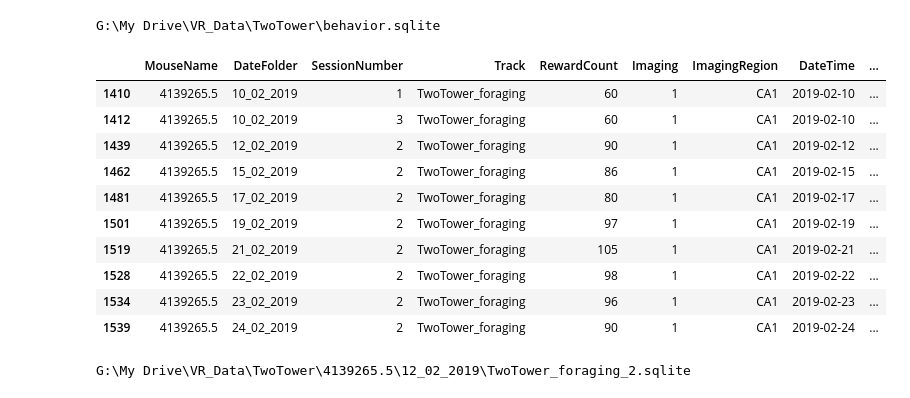
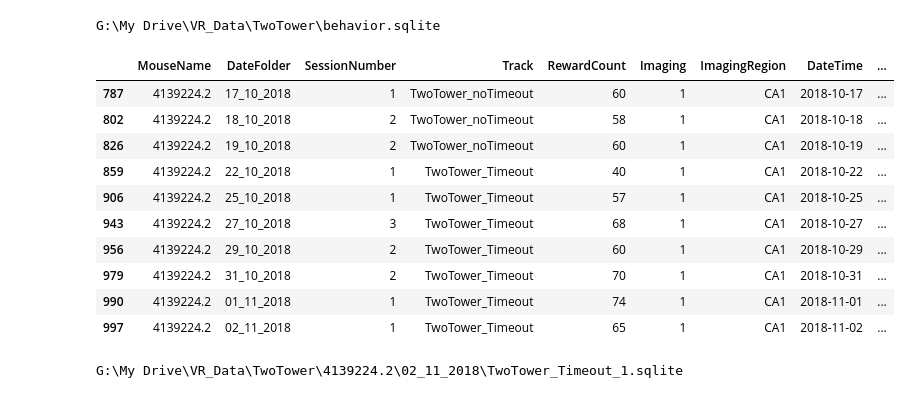
Before and after one commit to GiocomoLab/MightyMorphingPhotonRangers, a Jupyter notebook: SimMats/Untitled.ipynb, the cells around one changed output. Saved outputs shown, nothing was run; the diff lists cells and outputs as text; code cells hidden in the pictures.

```diff
--- a/SimMats/Untitled.ipynb
+++ b/SimMats/Untitled.ipynb
@@ -16,37 +16,37 @@ import PlaceCellAnalysis as pc
 
 %matplotlib inline
 # %%
-mouse = '4139265.5'
+mouse = '4139224.2'
 df = pp.load_session_db()
 
 
 df = df[df['RewardCount']>30]
 df = df[df['Imaging']==1]
 df = df.sort_values(['MouseName','DateTime','SessionNumber'])
 tracks = 'TwoTower_noTimeout|TwoTower_Timeout|Reversal_noTimeout|Reversal|TwoTower_foraging'
 df = df[df['Track'].str.contains(tracks,regex=True)]
 
 df_mouse = df[df['MouseName'].str.match(mouse)]
 # df_mouse = df_mouse[df_mouse['Track'].str.match('TwoTower_noTimeout') | df_mouse['Track'].str.match('TwoTower_Timeout')]
 df_mouse
 # %% [output]
 G:\My Drive\VR_Data\TwoTower\behavior.sqlite
 |  | MouseName | DateFolder | SessionNumber | Track | RewardCount | Imaging | ImagingRegion | DateTime | ... |
-| 1410 | 4139265.5 | 10_02_2019 | 1 | TwoTower_foraging | 60 | 1 | CA1 | 2019-02-10 | ... |
-| 1412 | 4139265.5 | 10_02_2019 | 3 | TwoTower_foraging | 60 | 1 | CA1 | 2019-02-10 | ... |
-| 1439 | 4139265.5 | 12_02_2019 | 2 | TwoTower_foraging | 90 | 1 | CA1 | 2019-02-12 | ... |
-| 1462 | 4139265.5 | 15_02_2019 | 2 | TwoTower_foraging | 86 | 1 | CA1 | 2019-02-15 | ... |
-| 1481 | 4139265.5 | 17_02_2019 | 2 | TwoTower_foraging | 80 | 1 | CA1 | 2019-02-17 | ... |
-| 1501 | 4139265.5 | 19_02_2019 | 2 | TwoTower_foraging | 97 | 1 | CA1 | 2019-02-19 | ... |
-| 1519 | 4139265.5 | 21_02_2019 | 2 | TwoTower_foraging | 105 | 1 | CA1 | 2019-02-21 | ... |
-| 1528 | 4139265.5 | 22_02_2019 | 2 | TwoTower_foraging | 98 | 1 | CA1 | 2019-02-22 | ... |
-| 1534 | 4139265.5 | 23_02_2019 | 2 | TwoTower_foraging | 96 | 1 | CA1 | 2019-02-23 | ... |
-| 1539 | 4139265.5 | 24_02_2019 | 2 | TwoTower_foraging | 90 | 1 | CA1 | 2019-02-24 | ... |
+| 787 | 4139224.2 | 17_10_2018 | 1 | TwoTower_noTimeout | 60 | 1 | CA1 | 2018-10-17 | ... |
+| 802 | 4139224.2 | 18_10_2018 | 2 | TwoTower_noTimeout | 58 | 1 | CA1 | 2018-10-18 | ... |
+| 826 | 4139224.2 | 19_10_2018 | 2 | TwoTower_noTimeout | 60 | 1 | CA1 | 2018-10-19 | ... |
+| 859 | 4139224.2 | 22_10_2018 | 1 | TwoTower_Timeout | 40 | 1 | CA1 | 2018-10-22 | ... |
+| 906 | 4139224.2 | 25_10_2018 | 1 | TwoTower_Timeout | 57 | 1 | CA1 | 2018-10-25 | ... |
+| 943 | 4139224.2 | 27_10_2018 | 3 | TwoTower_Timeout | 68 | 1 | CA1 | 2018-10-27 | ... |
+| 956 | 4139224.2 | 29_10_2018 | 2 | TwoTower_Timeout | 60 | 1 | CA1 | 2018-10-29 | ... |
+| 979 | 4139224.2 | 31_10_2018 | 2 | TwoTower_Timeout | 70 | 1 | CA1 | 2018-10-31 | ... |
+| 990 | 4139224.2 | 01_11_2018 | 1 | TwoTower_Timeout | 74 | 1 | CA1 | 2018-11-01 | ... |
+| 997 | 4139224.2 | 02_11_2018 | 1 | TwoTower_Timeout | 65 | 1 | CA1 | 2018-11-02 | ... |
 # %%
-sess = df_mouse.iloc[2]
+sess = df_mouse.iloc[-1]
 print(sess['data file'])
 # %% [output]
-G:\My Drive\VR_Data\TwoTower\4139265.5\12_02_2019\TwoTower_foraging_2.sqlite
+G:\My Drive\VR_Data\TwoTower\4139224.2\02_11_2018\TwoTower_Timeout_1.sqlite
 # %%
 VRDat,C, S, A = pp.load_scan_sess(sess)
 trial_info, tstart_inds, teleport_inds = u.by_trial_info(VRDat)
```
Also changed, not shown: parts of 36 cells of this notebook.
